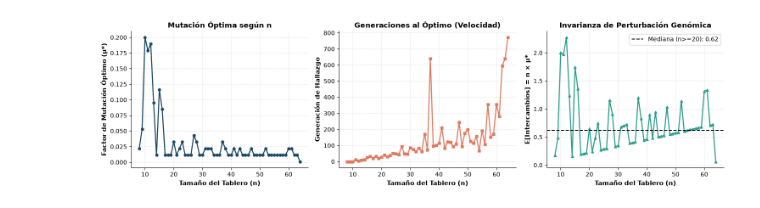
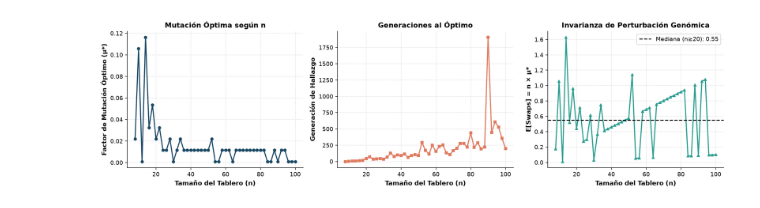
Before and after one commit to Davilapai/Evolutionary-Algorithm, a Jupyter notebook: analisis_experimentos_n_reinas.ipynb, the cells around one changed output. Cells and saved outputs as stored; diff of their text form; code cells hidden in the pictures.

```diff
--- a/analisis_experimentos_n_reinas.ipynb
+++ b/analisis_experimentos_n_reinas.ipynb
@@ -191,7 +247,7 @@ Determinamos de forma cuantitativa cuál fue la mutación más rápida para cada
 # %%
 optimos = []
-for n in n_unicos:
-    sub = [r for r in results if r['n'] == n]
+for n in n_unicos_b:
+    sub = [r for r in board_results if r['n'] == n]
     exitos = [r for r in sub if r['exito']]
     if exitos:
         best = sorted(exitos, key=lambda r: r['generacion_encontrada'])[0]
@@ -203,38 +259,39 @@ for n in n_unicos:
             'expected_swaps': n * best['mutacion'],
         })
 
 n_arr = np.array([o['n'] for o in optimos])
 mut_arr = np.array([o['best_mut'] for o in optimos])
 gen_arr = np.array([o['best_gen'] for o in optimos])
 swaps_arr = np.array([o['expected_swaps'] for o in optimos])
 
 fig, (ax1, ax2, ax3) = plt.subplots(1, 3, figsize=(15, 4.2))
 
 # 1. Mutación óptima vs n
-ax1.plot(n_arr, mut_arr, marker='o', color='#1b4965', lw=1.8, markersize=4.5)
+ax1.plot(n_arr, mut_arr, marker='o', color=C_NAVY, lw=1.8, markersize=4.5)
 ax1.set_xlabel('Tamaño del Tablero (n)', fontsize=11, fontweight='bold')
 ax1.set_ylabel('Factor de Mutación Óptimo (μ*)', fontsize=11, fontweight='bold')
 ax1.set_title('Mutación Óptima según n', fontsize=12, fontweight='bold')
 ax1.grid(True, linestyle=':', alpha=0.6)
 
-# 2. Generaciones requeridas con mutación óptima
-ax2.plot(n_arr, gen_arr, marker='s', color='#e07a5f', lw=1.8, markersize=4.5)
+# 2. Generaciones requeridas
+ax2.plot(n_arr, gen_arr, marker='s', color=C_ORANGE, lw=1.8, markersize=4.5)
 ax2.set_xlabel('Tamaño del Tablero (n)', fontsize=11, fontweight='bold')
 ax2.set_ylabel('Generación de Hallazgo', fontsize=11, fontweight='bold')
-ax2.set_title('Generaciones al Óptimo (Velocidad)', fontsize=12, fontweight='bold')
+ax2.set_title('Generaciones al Óptimo', fontsize=12, fontweight='bold')
 ax2.grid(True, linestyle=':', alpha=0.6)
 
 # 3. Intercambios esperados: n * mut
-ax3.plot(n_arr, swaps_arr, marker='^', color='#2a9d8f', lw=1.8, markersize=4.5)
-ax3.axhline(np.median(swaps_arr[n_arr >= 20]), color='black', linestyle='--', label=f'Mediana (n>=20): {np.median(swaps_arr[n_arr >= 20]):.2f}')
+mediana_swaps = np.median(swaps_arr[n_arr >= 20])
+ax3.plot(n_arr, swaps_arr, marker='^', color=C_TEAL, lw=1.8, markersize=4.5)
+ax3.axhline(mediana_swaps, color='black', linestyle='--', label=f'Mediana (n≥20): {mediana_swaps:.2f}')
 ax3.set_xlabel('Tamaño del Tablero (n)', fontsize=11, fontweight='bold')
-ax3.set_ylabel('E[Intercambios] = n × μ*', fontsize=11, fontweight='bold')
+ax3.set_ylabel('E[Swaps] = n × μ*', fontsize=11, fontweight='bold')
 ax3.set_title('Invarianza de Perturbación Genómica', fontsize=12, fontweight='bold')
 ax3.legend(frameon=True)
 ax3.grid(True, linestyle=':', alpha=0.6)
 
 plt.tight_layout()
 plt.savefig('figures/mutacion_optima_vs_n_8_a_64.png', dpi=150, bbox_inches='tight')
 plt.show()
 # %% [output]
-[figure, old version]
+[figure, new version]
```
Also changed, not shown: parts of 29 cells of this notebook, 17 other files.
